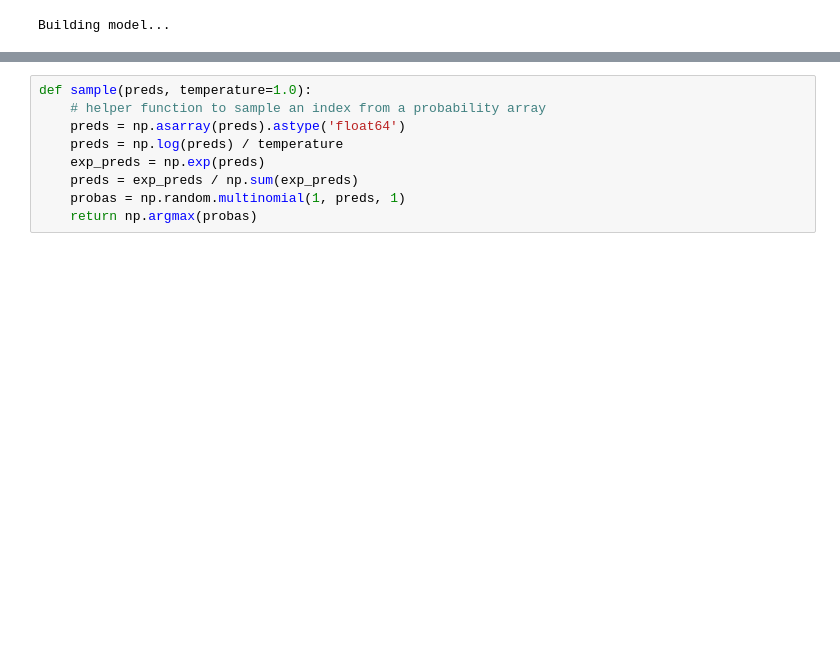
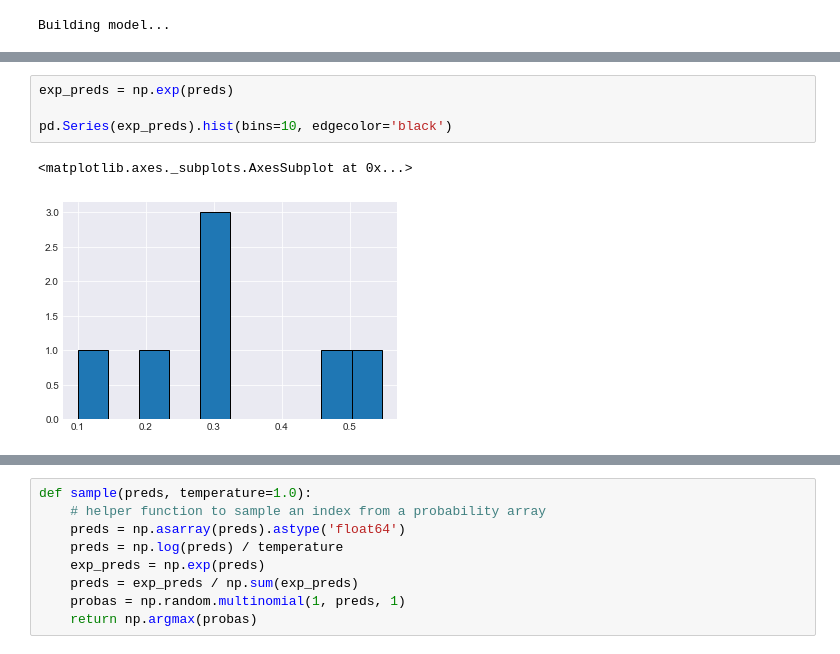
Before and after one commit to vincefav/keras-eli5, a Jupyter notebook: RNN Text Generator.ipynb, the cells around one changed output, grey strips where cells are left out. Drawn from its saved outputs; the diff is of its cells as text; blank space fills up the shorter version.

```diff
--- a/RNN Text Generator.ipynb
+++ b/RNN Text Generator.ipynb
@@ -111,0 +162,7 @@ Building model...
+# %%
+exp_preds = np.exp(preds)
+
+pd.Series(exp_preds).hist(bins=10, edgecolor='black')
+# %% [output]
+<matplotlib.axes._subplots.AxesSubplot at 0x...>
+[figure, added]
```
Also changed, not shown: parts of 13 cells of this notebook.
